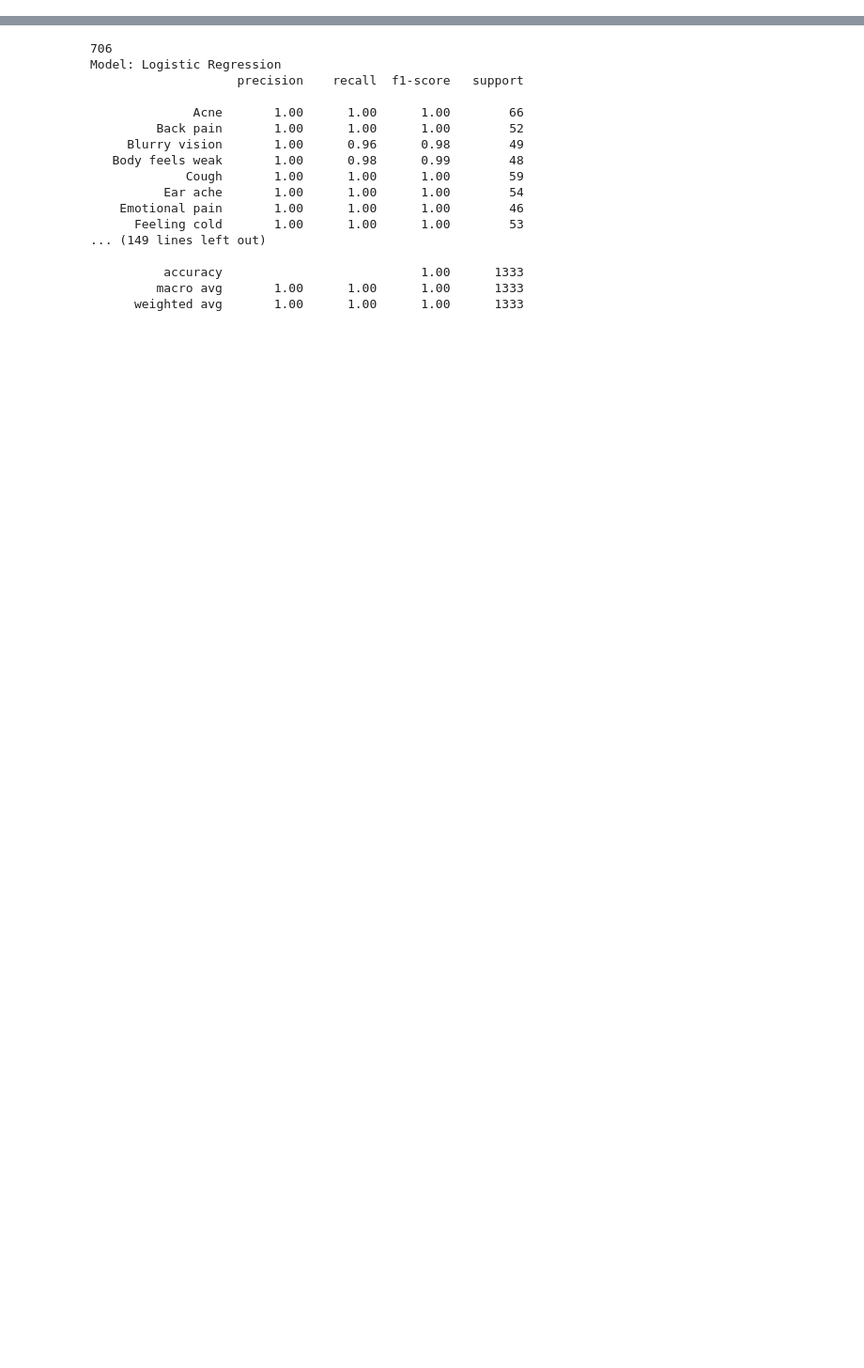
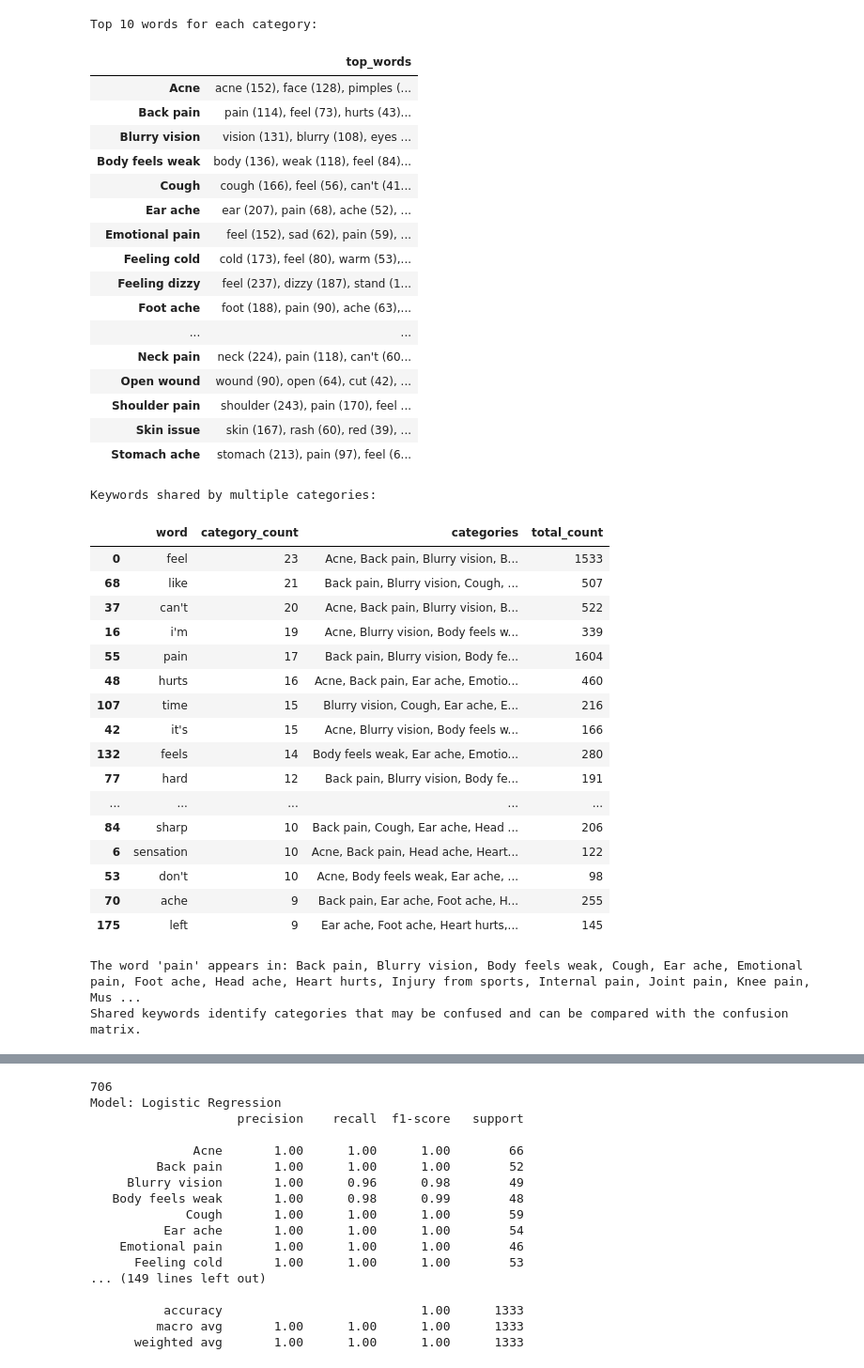
Before and after one commit to tristanm71/COSC4337-final-project, a Jupyter notebook: traditional_ML_models.ipynb, the cells around one changed output, grey strips where cells are left out. Shown at 94% size. Saved outputs shown, nothing was run; the diff lists cells and outputs as text; code cells hidden in the pictures; blank space fills up the shorter version.

```diff
--- a/traditional_ML_models.ipynb
+++ b/traditional_ML_models.ipynb
@@ -0,0 +177,80 @@
+# %%
+# Category-specific vocabulary
+category_word_counts = {}
+for category, category_df in df.groupby('prompt'):
+    category_tokens = re.findall(
+        r"[a-z]+(?:['’][a-z]+)?",
+        ' '.join(category_df['phrase'].astype(str).str.lower())
+    )
+    category_word_counts[category] = Counter(
+        word for word in category_tokens if word not in ENGLISH_STOP_WORDS
+    )
+
+top_words_by_category = pd.DataFrame({
+    category: ', '.join(f'{word} ({count})' for word, count in counts.most_common(10))
+    for category, counts in category_word_counts.items()
+}, index=['top_words']).T
+print('Top 10 words for each category:')
+display(top_words_by_category)
+
+word_categories = {}
+for category, counts in category_word_counts.items():
+    for word in counts:
+        word_categories.setdefault(word, []).append(category)
+
+shared_keywords = pd.DataFrame([
+    {
+        'word': word,
+        'category_count': len(categories),
+        'categories': ', '.join(sorted(categories)),
+        'total_count': sum(category_word_counts[category][word] for category in categories)
+    }
+    for word, categories in word_categories.items()
+    if len(categories) > 1
+]).sort_values(['category_count', 'total_count'], ascending=False)
+
+print('Keywords shared by multiple categories:')
+display(shared_keywords.head(20))
+
+if 'pain' in word_categories:
+    print(f"The word 'pain' appears in: {', '.join(sorted(word_categories['pain']))}.")
+print('Shared keywords identify categories that may be confused and can be compared with the confusion matrix.')
+# %% [output]
+Top 10 words for each category:
+|  | top_words |
+| Acne | acne (152), face (128), pimples (... |
+| Back pain | pain (114), feel (73), hurts (43)... |
+| Blurry vision | vision (131), blurry (108), eyes ... |
+| Body feels weak | body (136), weak (118), feel (84)... |
+| Cough | cough (166), feel (56), can't (41... |
+| Ear ache | ear (207), pain (68), ache (52), ... |
+| Emotional pain | feel (152), sad (62), pain (59), ... |
+| Feeling cold | cold (173), feel (80), warm (53),... |
+| Feeling dizzy | feel (237), dizzy (187), stand (1... |
+| Foot ache | foot (188), pain (90), ache (63),... |
+| ... | ... |
+| Neck pain | neck (224), pain (118), can't (60... |
+| Open wound | wound (90), open (64), cut (42), ... |
+| Shoulder pain | shoulder (243), pain (170), feel ... |
+| Skin issue | skin (167), rash (60), red (39), ... |
+| Stomach ache | stomach (213), pain (97), feel (6... |
+Keywords shared by multiple categories:
+|  | word | category_count | categories | total_count |
+| 0 | feel | 23 | Acne, Back pain, Blurry vision, B... | 1533 |
+| 68 | like | 21 | Back pain, Blurry vision, Cough, ... | 507 |
+| 37 | can't | 20 | Acne, Back pain, Blurry vision, B... | 522 |
+| 16 | i'm | 19 | Acne, Blurry vision, Body feels w... | 339 |
+| 55 | pain | 17 | Back pain, Blurry vision, Body fe... | 1604 |
+| 48 | hurts | 16 | Acne, Back pain, Ear ache, Emotio... | 460 |
+| 107 | time | 15 | Blurry vision, Cough, Ear ache, E... | 216 |
+| 42 | it's | 15 | Acne, Blurry vision, Body feels w... | 166 |
+| 132 | feels | 14 | Body feels weak, Ear ache, Emotio... | 280 |
+| 77 | hard | 12 | Back pain, Blurry vision, Body fe... | 191 |
+| ... | ... | ... | ... | ... |
+| 84 | sharp | 10 | Back pain, Cough, Ear ache, Head ... | 206 |
+| 6 | sensation | 10 | Acne, Back pain, Head ache, Heart... | 122 |
+| 53 | don't | 10 | Acne, Body feels weak, Ear ache, ... | 98 |
+| 70 | ache | 9 | Back pain, Ear ache, Foot ache, H... | 255 |
+| 175 | left | 9 | Ear ache, Foot ache, Heart hurts,... | 145 |
+The word 'pain' appears in: Back pain, Blurry vision, Body feels weak, Cough, Ear ache, Emotional pain, Foot ache, Head ache, Heart hurts, Injury from sports, Internal pain, Joint pain, Knee pain, Mus ...
+Shared keywords identify categories that may be confused and can be compared with the confusion matrix.
```
Also changed, not shown: parts of 8 cells of this notebook, 2 other files.
